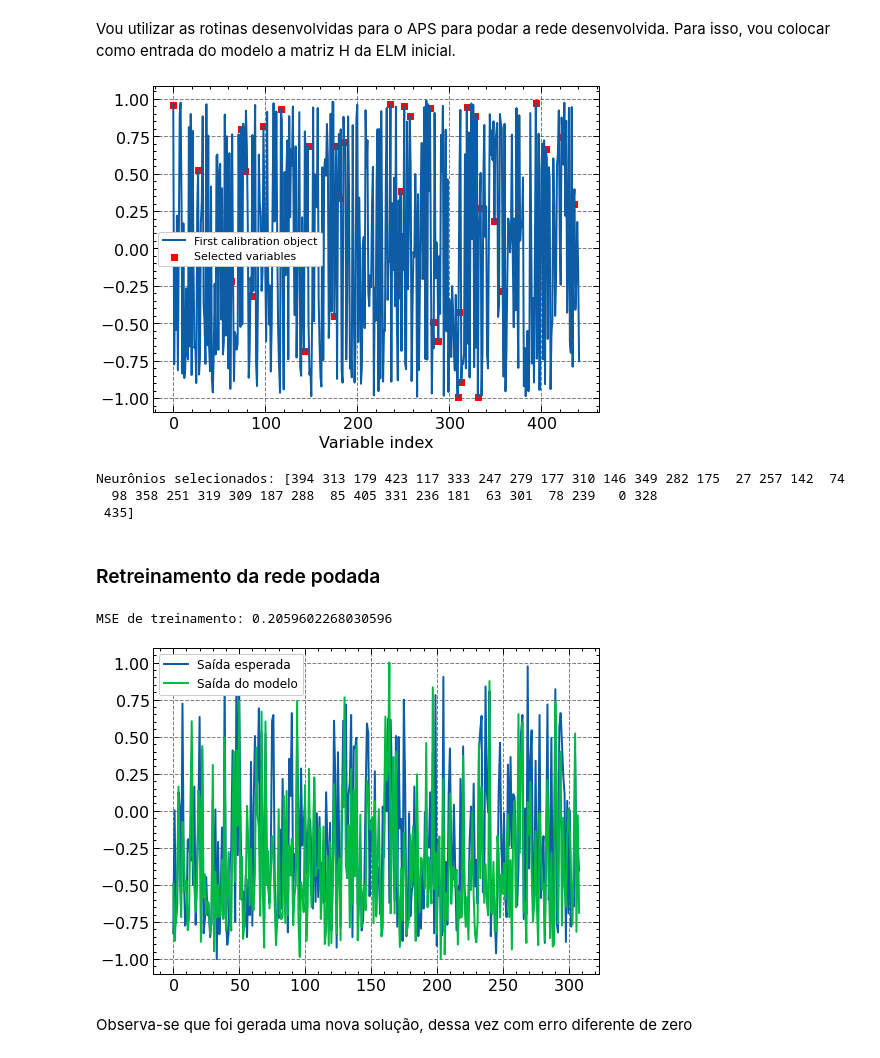
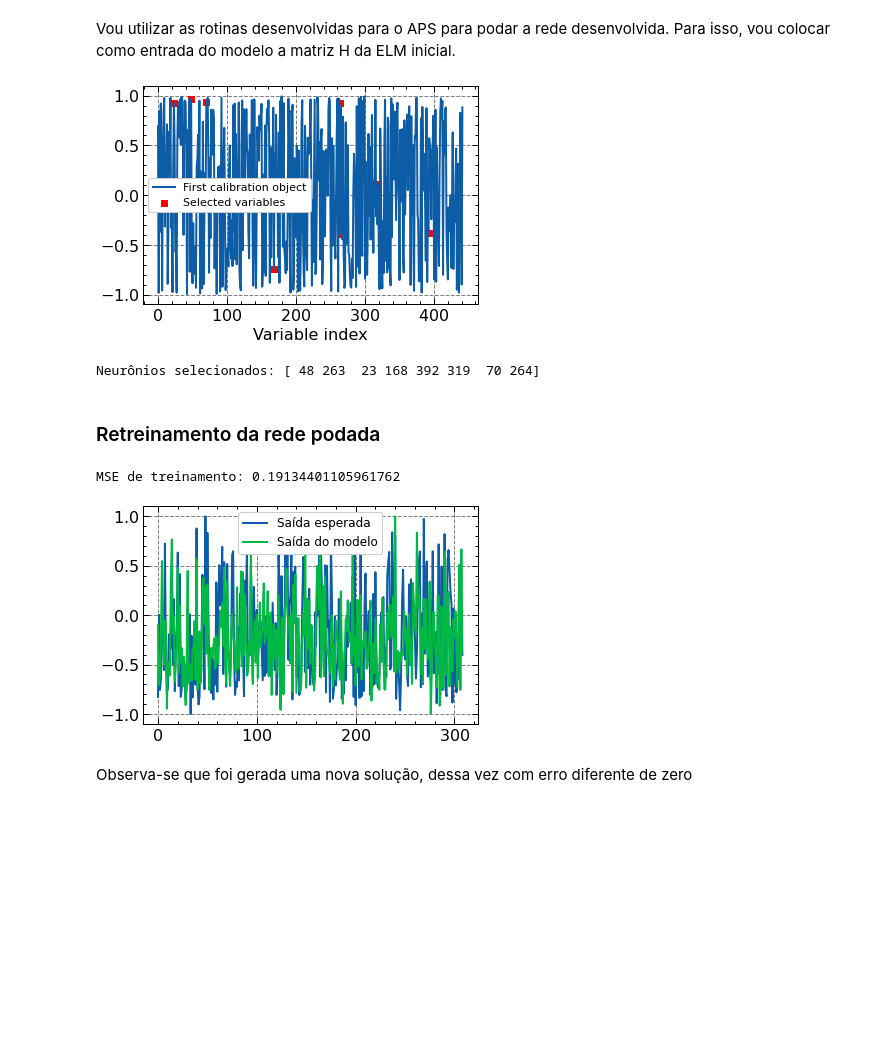
Before and after one commit to yanvgf/successive-projections-algorithm, a Jupyter notebook: implementacoes/aps_poda.ipynb, the cells around one changed output. Cells and saved outputs as stored; diff of their text form; code cells hidden in the pictures; blank space fills up the shorter version.

```diff
--- a/implementacoes/aps_poda.ipynb
+++ b/implementacoes/aps_poda.ipynb
@@ -95,24 +95,24 @@ Vou utilizar as rotinas desenvolvidas para o APS para podar a rede desenvolvida.
 # Divisão dos dados de treinamento em calibração e validação
 #
 # Nesse caso, 30% dos dados são destinados para validação.
-xcal, xval, ycal, yval = train_test_split(H_reg, y_reg_train_norm, test_size=0.2, random_state=0)
+xcal, xval, ycal, yval = train_test_split(H_reg, y_reg_train_norm, test_size=0.4, random_state=0)
 # %%
 # Execução das duas primeiras fases do SPA
 #
 # O autor original utiliza a terceira fase também, mas ela não é interessante ainda
 # para as aplicações que eu quero dar para o algoritmo
 #
 # SEL é o conjunto de variáveis selecionadas
+M_min = 1
+M_max = xcal.shape[0]-1
 SEL = spa(xcal, ycal,
-        M_min=1, M_max=xcal.shape[0]-1,
+        M_min=M_min, M_max=M_max,
         xval=xval, yval=yval,
         plot=True)
 print(f"\nNeurônios selecionados: {SEL}")
 # %% [output]
-[figure, old version]
+[figure, new version]
-Neurônios selecionados: [394 313 179 423 117 333 247 279 177 310 146 349 282 175  27 257 142  74
-  98 358 251 319 309 187 288  85 405 331 236 181  63 301  78 239   0 328
- 435]
+Neurônios selecionados: [ 48 263  23 168 392 319  70 264]
 # %% [markdown]
 ### Retreinamento da rede podada
 # %%
@@ -132,8 +132,8 @@ MSE_train_pruned = np.mean((y_reg_train_norm - yhat_train_pruned_spa)**2, axis=0
 print(f"MSE de treinamento: {MSE_train_pruned}")
 plt.show()
 # %% [output]
-MSE de treinamento: 0.2059602268030596
+MSE de treinamento: 0.19134401105961762
-[figure, old version]
+[figure, new version]
 # %% [markdown]
 Observa-se que foi gerada uma nova solução, dessa vez com erro diferente de zero
 # %% [markdown]
```
Also changed, not shown: parts of 6 cells of this notebook.
